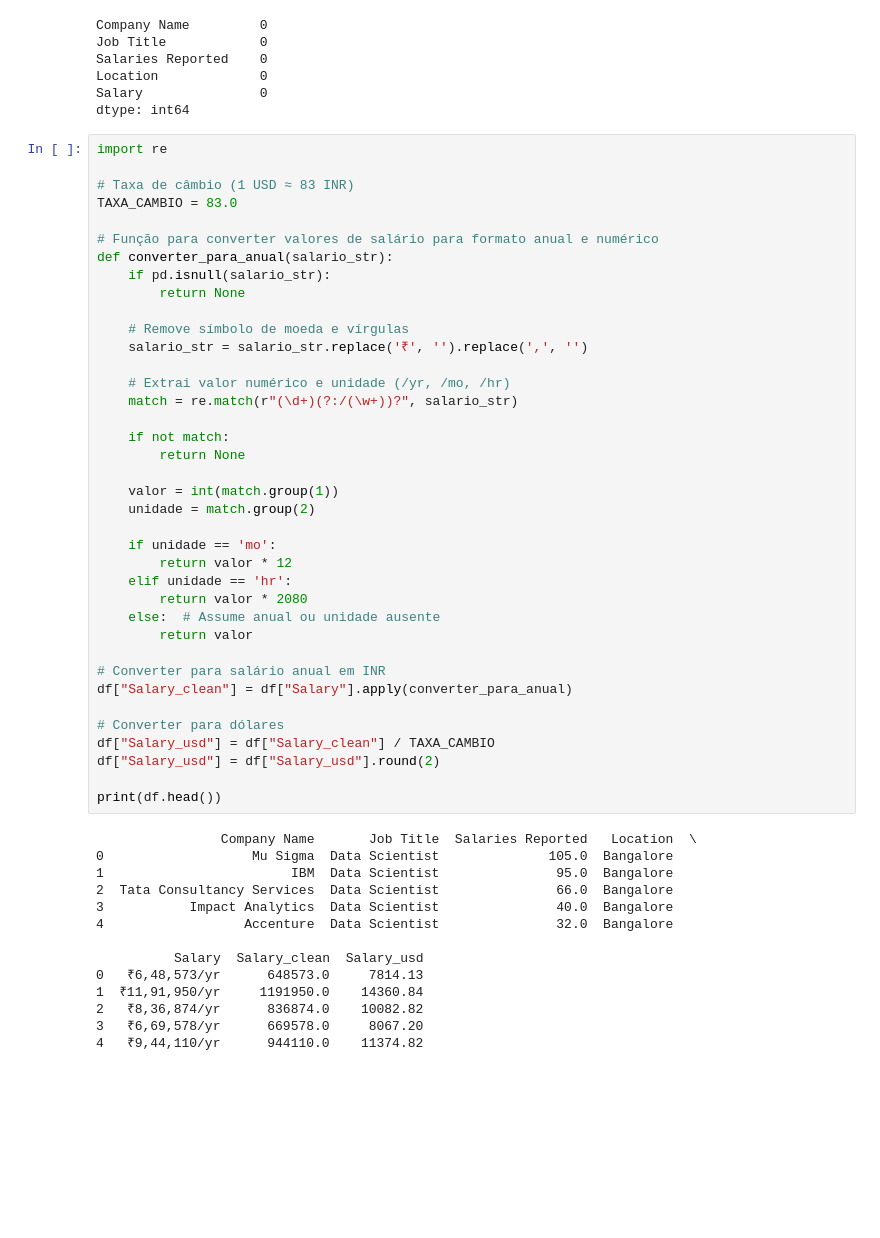
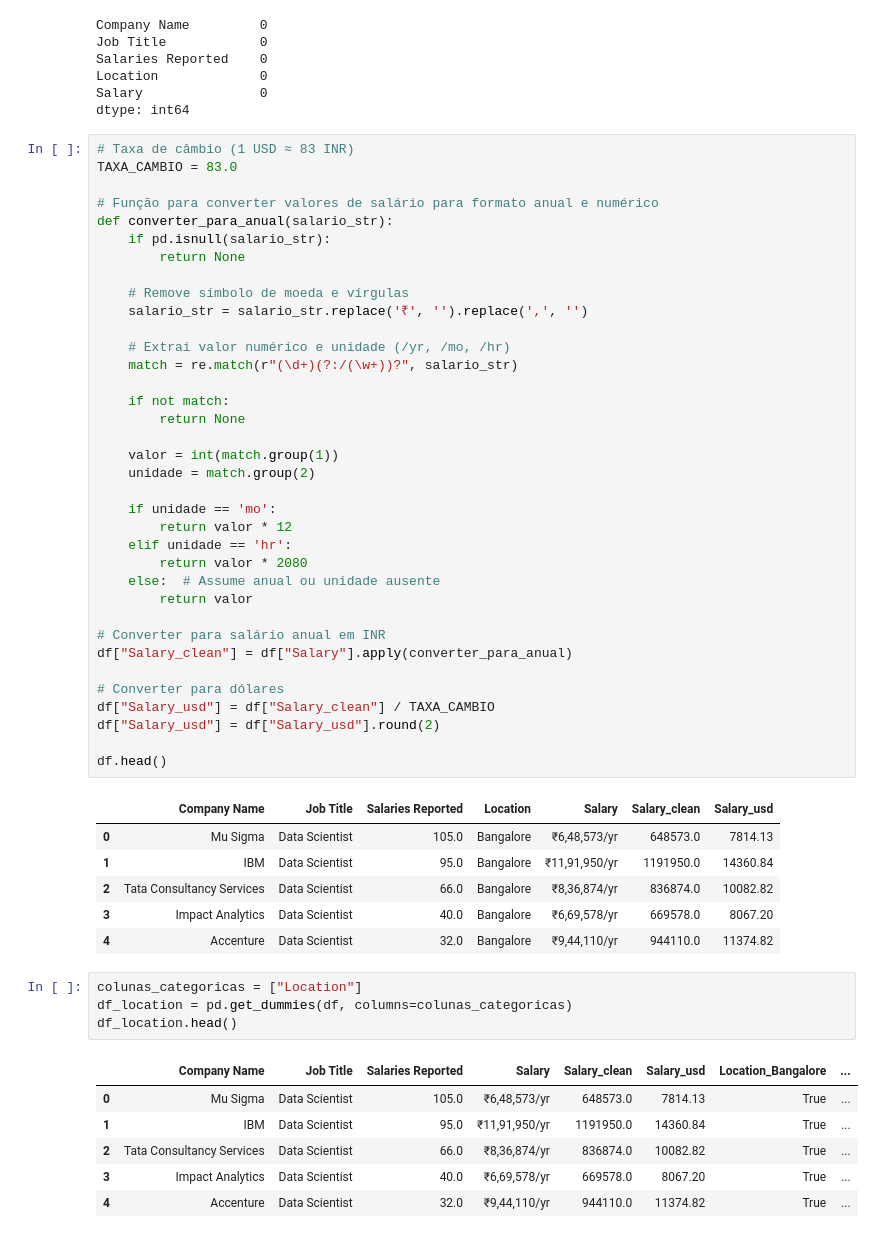
Before and after one commit to lanjos1/Salary-Estimation-Using-Regression-Model, a Jupyter notebook: Salary.ipynb, the cells around one changed output. Cells and saved outputs as stored; diff of their text form; blank space fills up the shorter version.

```diff
--- a/Salary.ipynb
+++ b/Salary.ipynb
@@ -81,8 +84,6 @@ Location             0
 Salary               0
 dtype: int64
 # %%
-import re
-
 # Taxa de câmbio (1 USD ≈ 83 INR)
 TAXA_CAMBIO = 83.0
 
@@ -117,18 +118,22 @@ df["Salary_clean"] = df["Salary"].apply(converter_para_anual)
 df["Salary_usd"] = df["Salary_clean"] / TAXA_CAMBIO
 df["Salary_usd"] = df["Salary_usd"].round(2)
 
-print(df.head())
+df.head()
 # %% [output]
-                Company Name       Job Title  Salaries Reported   Location  \
-0                   Mu Sigma  Data Scientist              105.0  Bangalore
-1                        IBM  Data Scientist               95.0  Bangalore
-2  Tata Consultancy Services  Data Scientist               66.0  Bangalore
-3           Impact Analytics  Data Scientist               40.0  Bangalore
-4                  Accenture  Data Scientist               32.0  Bangalore
-
-          Salary  Salary_clean  Salary_usd
-0   ₹6,48,573/yr      648573.0     7814.13
-1  ₹11,91,950/yr     1191950.0    14360.84
-2   ₹8,36,874/yr      836874.0    10082.82
-3   ₹6,69,578/yr      669578.0     8067.20
-4   ₹9,44,110/yr      944110.0    11374.82
+|  | Company Name | Job Title | Salaries Reported | Location | Salary | Salary_clean | Salary_usd |
+| 0 | Mu Sigma | Data Scientist | 105.0 | Bangalore | ₹6,48,573/yr | 648573.0 | 7814.13 |
+| 1 | IBM | Data Scientist | 95.0 | Bangalore | ₹11,91,950/yr | 1191950.0 | 14360.84 |
+| 2 | Tata Consultancy Services | Data Scientist | 66.0 | Bangalore | ₹8,36,874/yr | 836874.0 | 10082.82 |
+| 3 | Impact Analytics | Data Scientist | 40.0 | Bangalore | ₹6,69,578/yr | 669578.0 | 8067.20 |
+| 4 | Accenture | Data Scientist | 32.0 | Bangalore | ₹9,44,110/yr | 944110.0 | 11374.82 |
+# %%
+colunas_categoricas = ["Location"]
+df_location = pd.get_dummies(df, columns=colunas_categoricas)
+df_location.head()
+# %% [output]
+|  | Company Name | Job Title | Salaries Reported | Salary | Salary_clean | Salary_usd | Location_Bangalore | ... |
+| 0 | Mu Sigma | Data Scientist | 105.0 | ₹6,48,573/yr | 648573.0 | 7814.13 | True | ... |
+| 1 | IBM | Data Scientist | 95.0 | ₹11,91,950/yr | 1191950.0 | 14360.84 | True | ... |
+| 2 | Tata Consultancy Services | Data Scientist | 66.0 | ₹8,36,874/yr | 836874.0 | 10082.82 | True | ... |
+| 3 | Impact Analytics | Data Scientist | 40.0 | ₹6,69,578/yr | 669578.0 | 8067.20 | True | ... |
+| 4 | Accenture | Data Scientist | 32.0 | ₹9,44,110/yr | 944110.0 | 11374.82 | True | ... |
```
Also changed, not shown: parts of 2 cells of this notebook.
